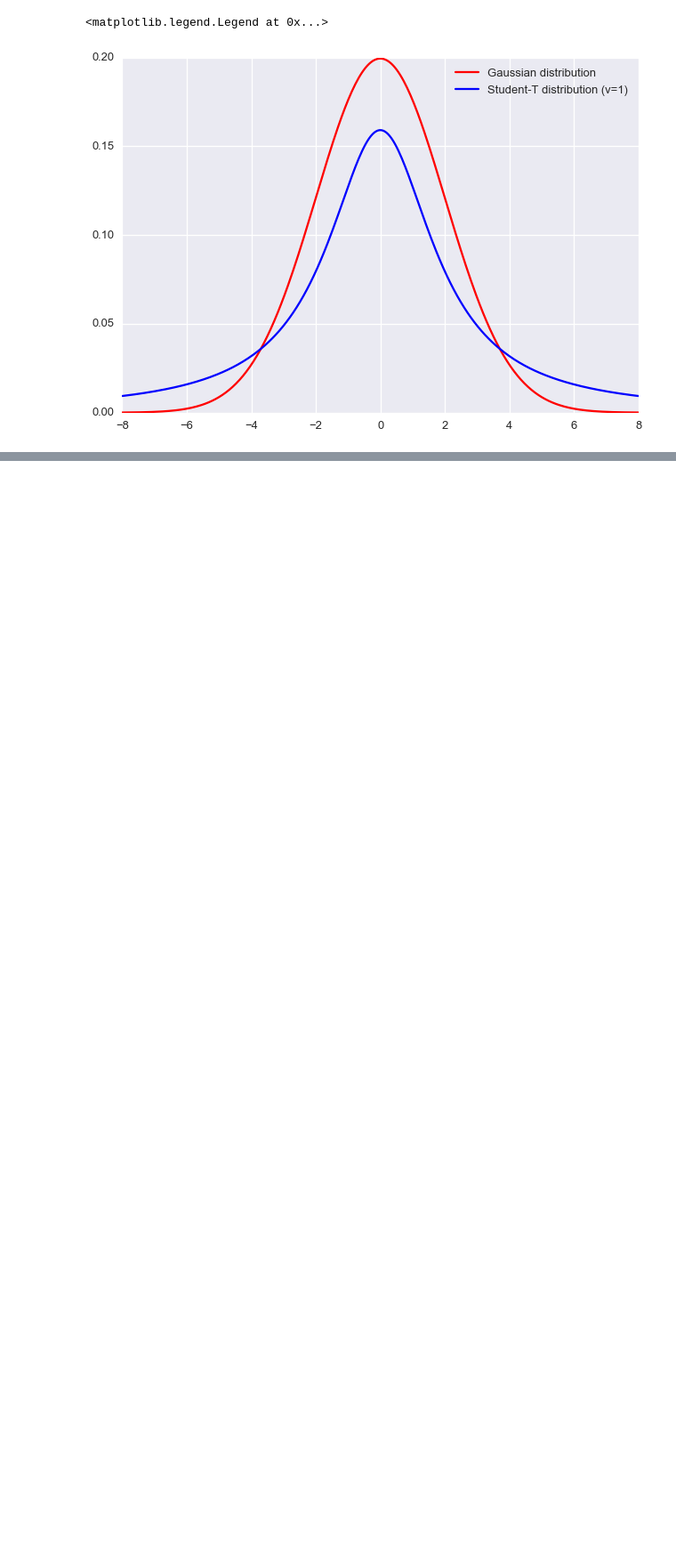
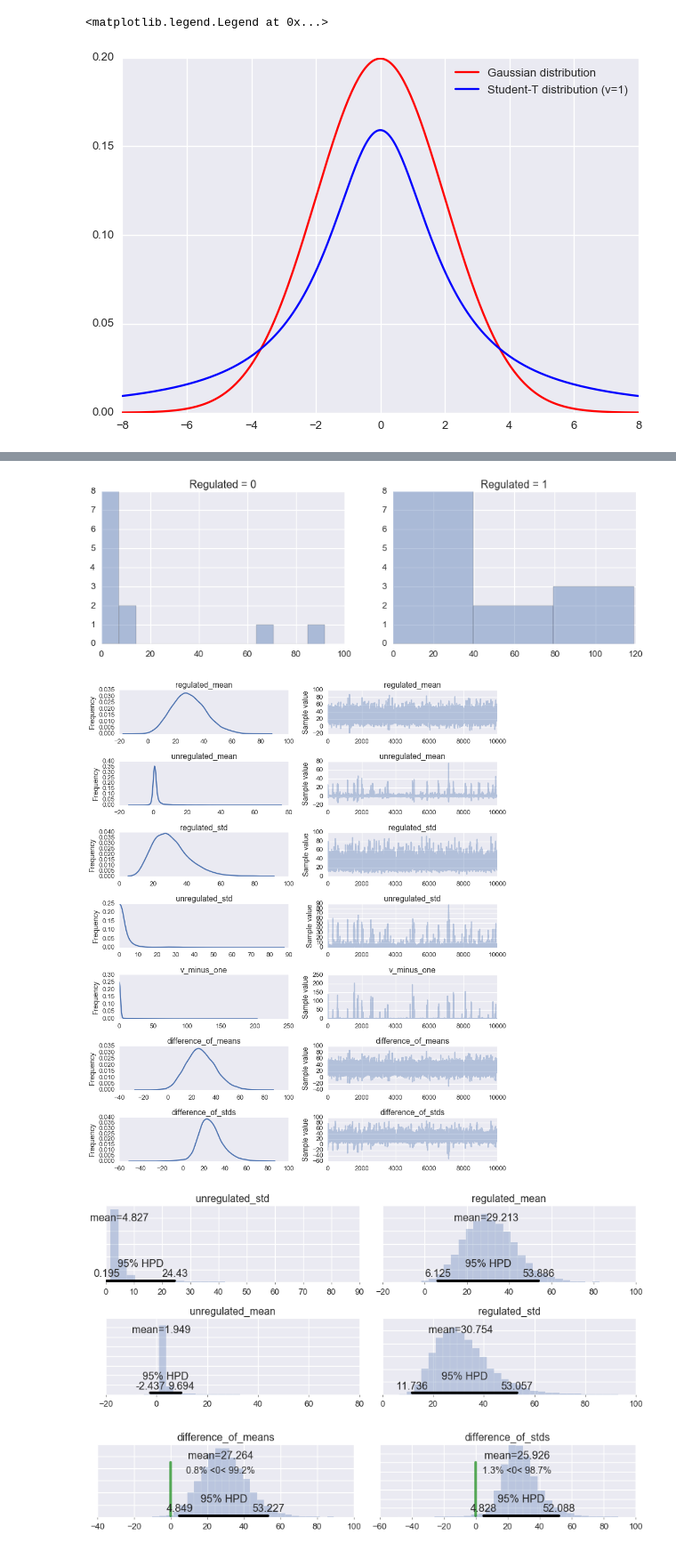
Before and after one commit to JamesSample/ECOREG, a Jupyter notebook: ecoreg_full_analysis_2.ipynb, the cells around one changed output, grey strips where cells are left out. Shown at 89% size. Drawn from its saved outputs; the diff is of its cells as text; code cells hidden in the pictures; blank space fills up the shorter version.

```diff
--- a/ecoreg_full_analysis_2.ipynb
+++ b/ecoreg_full_analysis_2.ipynb
@@ -159,0 +151,12 @@ array([<matplotlib.axes._subplots.AxesSubplot object at 0x...>,
+# %%
+# Run MCMC
+trace = ecoreg.bayesian_t(df, 'cyano_abund',
+                          plot_trace=True, plot_ppc=True,
+                          plot_vars=True, plot_diffs=True,
+                          steps=10000, mcmc='slice',
+                          unif_u=100)
+# %% [output]
+[figure, added]
+[figure, added]
+[figure, added]
+[figure, added]
```
Also changed, not shown: parts of 31 cells of this notebook, 3 other files.
